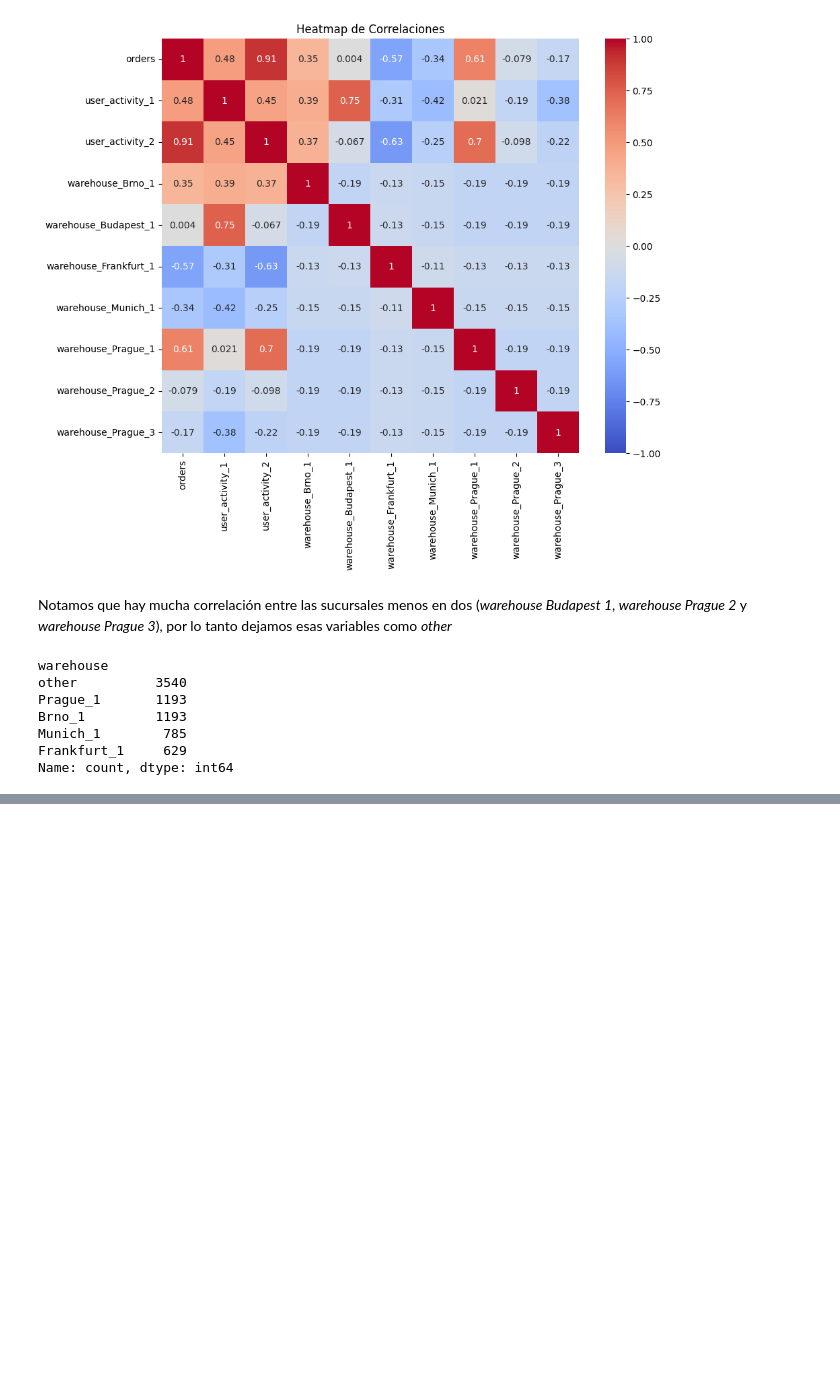
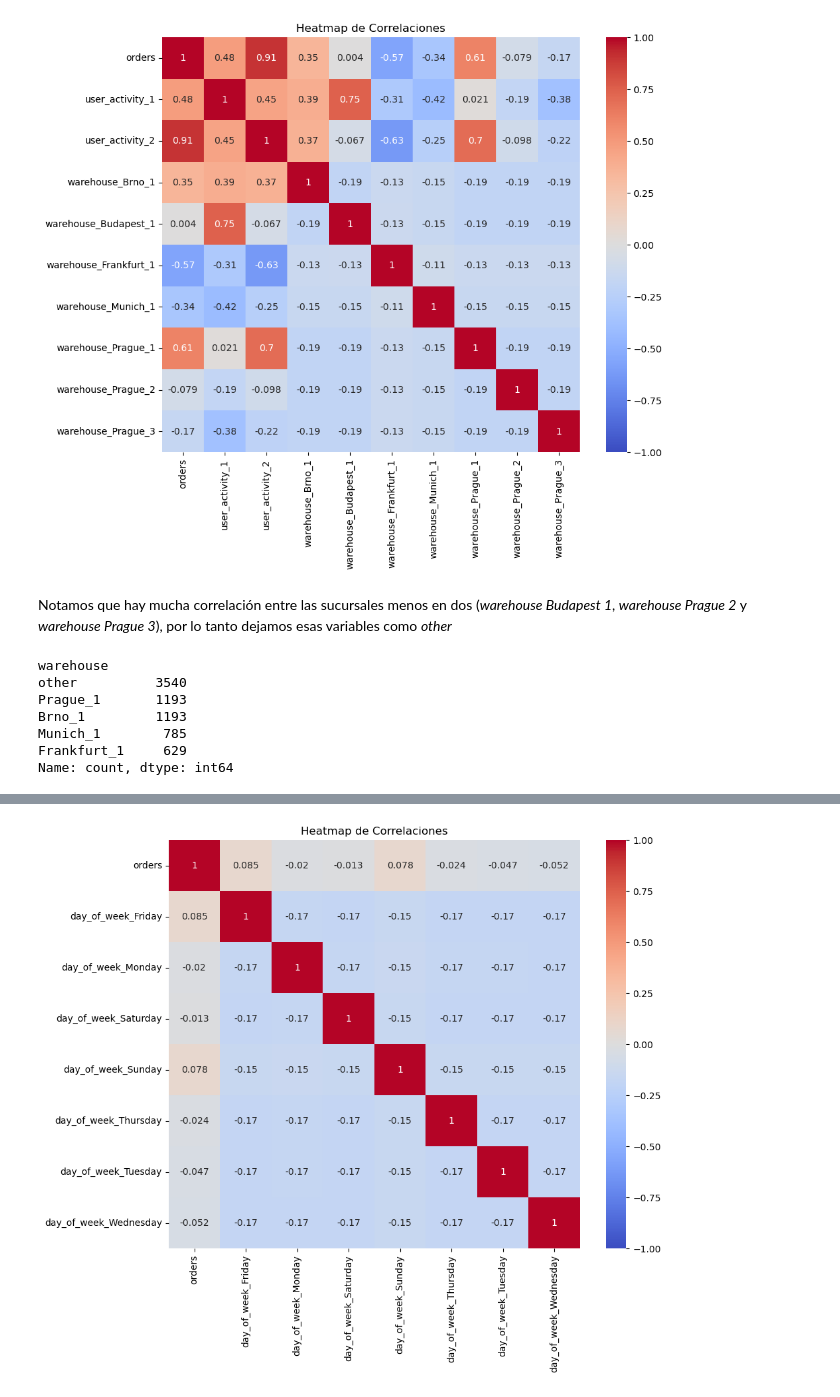
Before and after one commit to Manuel-Pol/Rohlik-orders-challenge, a Jupyter notebook: visus.ipynb, the cells around one changed output, grey strips where cells are left out. Cells and saved outputs as stored; diff of their text form; code cells hidden in the pictures; blank space fills up the shorter version.

Commit message:
probe cosas con la fecha

```diff
--- a/visus.ipynb
+++ b/visus.ipynb
@@ -258,0 +275,6 @@ Name: count, dtype: int64
+# %%
+df_clean['fecha'] = pd.to_datetime(df['date'])
+# %%
+df_clean["day_week"] = df_clean.fecha.dt.day_name()
+# %%
+df_clean["month"] = df_clean.fecha.dt.month_name()
@@ -258,0 +297,18 @@ Name: count, dtype: int64
+# %%
+df_dates_info = pd.concat(
+    [df_clean[["orders"]],
+     pd.get_dummies(df_clean.day_week).astype('int').add_prefix('day_of_week_')],
+    axis=1
+)
+# %%
+df_clean_numeric = df_clean.drop(columns=['warehouse', 'date', 'id', 'holiday_name'])
+
+# Crear el heatmap
+plt.figure(figsize=(10, 8))
+sns.heatmap(df_dates_info.corr(), annot=True, cmap='coolwarm', vmin=-1, vmax=1)
+
+# Personalizar el gráfico
+plt.title('Heatmap de Correlaciones')
+plt.show()
+# %% [output]
+[figure, added]
```
Also changed, not shown: parts of 9 cells of this notebook, 1 other file.
